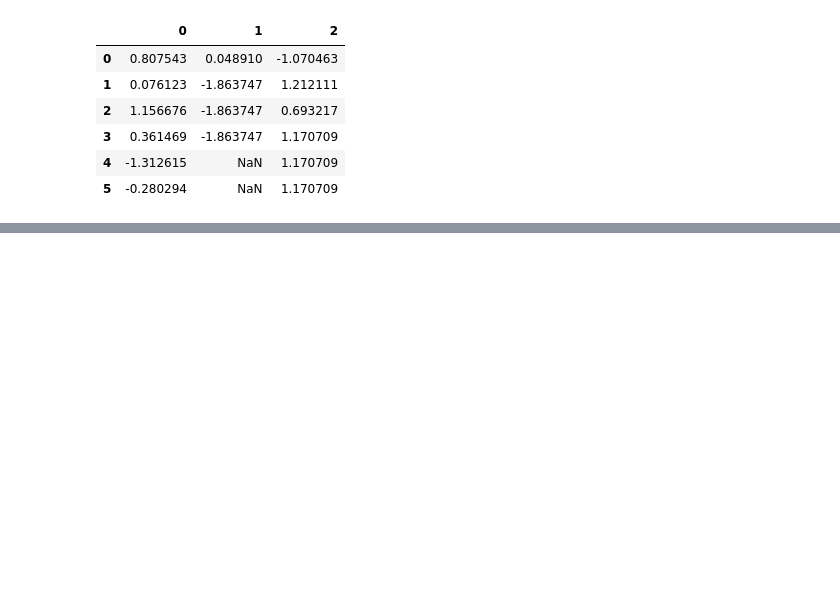
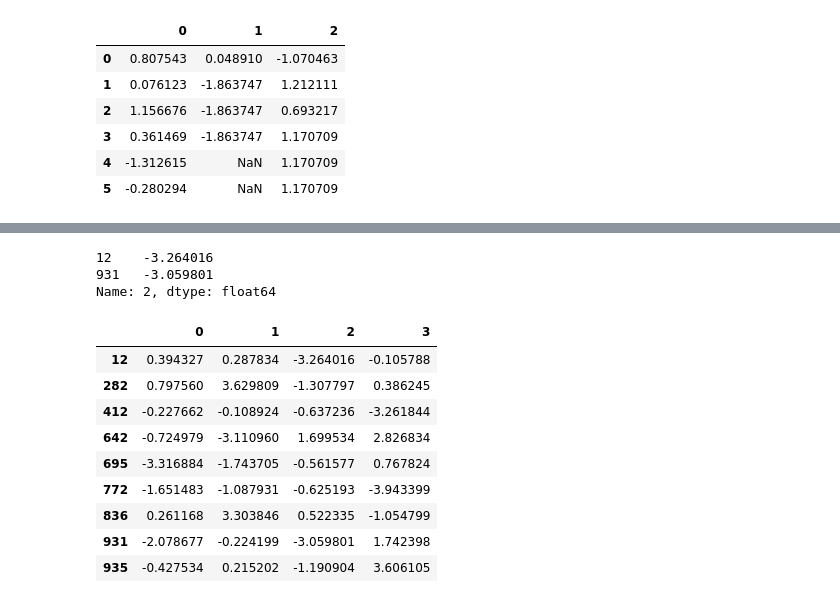
Before and after one commit to ZCW-Data1dot2/data-wrangling-pandas-deanastuart, a Jupyter notebook: Chapter7WorkAlong.ipynb, the cells around one changed output, grey strips where cells are left out. Saved outputs shown, nothing was run; the diff lists cells and outputs as text; code cells hidden in the pictures; blank space fills up the shorter version.

```diff
--- a/Chapter7WorkAlong.ipynb
+++ b/Chapter7WorkAlong.ipynb
@@ -204,0 +532,2 @@ data
+# %%
+data = pd.DataFrame(np.random.randn(1000,4))
@@ -204,0 +548,19 @@ data
+# %%
+col[np.abs(col) > 3]
+# %% [output]
+12    -3.264016
+931   -3.059801
+Name: 2, dtype: float64
+# %%
+data[(np.abs(data)>3).any(1)]
+# %% [output]
+|  | 0 | 1 | 2 | 3 |
+| 12 | 0.394327 | 0.287834 | -3.264016 | -0.105788 |
+| 282 | 0.797560 | 3.629809 | -1.307797 | 0.386245 |
+| 412 | -0.227662 | -0.108924 | -0.637236 | -3.261844 |
+| 642 | -0.724979 | -3.110960 | 1.699534 | 2.826834 |
+| 695 | -3.316884 | -1.743705 | -0.561577 | 0.767824 |
+| 772 | -1.651483 | -1.087931 | -0.625193 | -3.943399 |
+| 836 | 0.261168 | 3.303846 | 0.522335 | -1.054799 |
+| 931 | -2.078677 | -0.224199 | -3.059801 | 1.742398 |
+| 935 | -0.427534 | 0.215202 | -1.190904 | 3.606105 |
```
Also changed, not shown: parts of 98 cells of this notebook, 10 other files.
